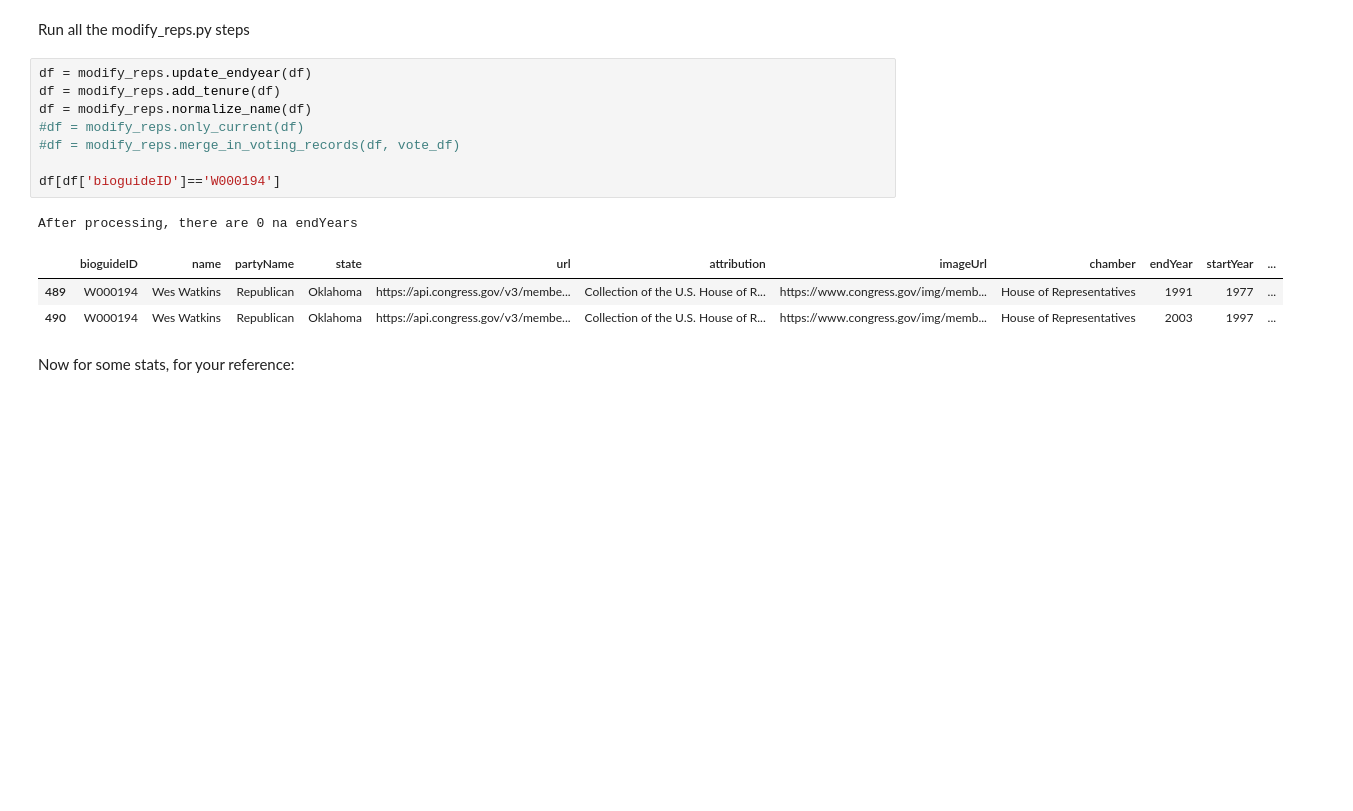
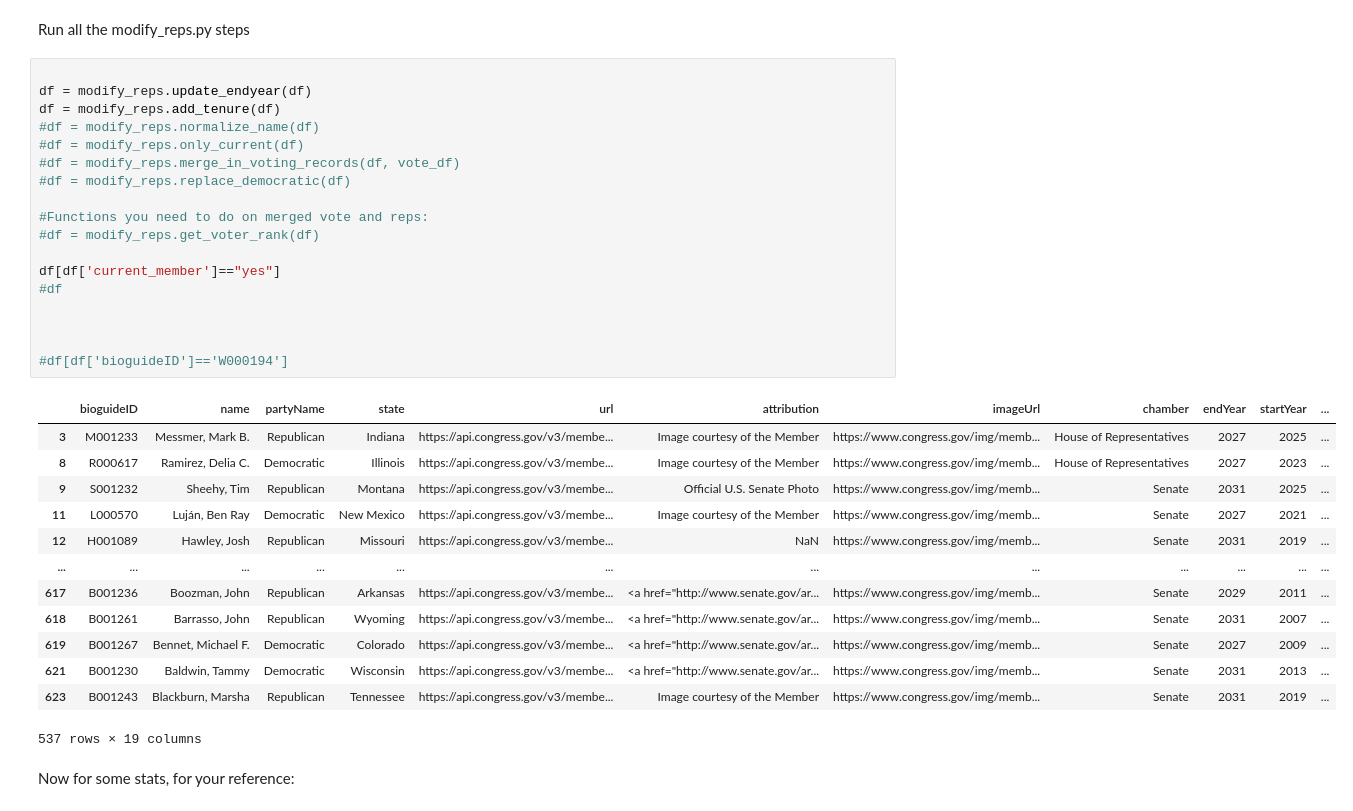
Before and after one commit to madisonbma/policards, a Jupyter notebook: test_mod_reps.ipynb, the cells around one changed output. Drawn from its saved outputs; the diff is of its cells as text; blank space fills up the shorter version.

```diff
--- a/test_mod_reps.ipynb
+++ b/test_mod_reps.ipynb
@@ -30,17 +31,36 @@ df[df['bioguideID']=="W000194"]
 # %% [markdown]
 Run all the modify_reps.py steps
 # %%
+
 df = modify_reps.update_endyear(df)
 df = modify_reps.add_tenure(df)
-df = modify_reps.normalize_name(df)
+#df = modify_reps.normalize_name(df)
 #df = modify_reps.only_current(df)
 #df = modify_reps.merge_in_voting_records(df, vote_df)
+#df = modify_reps.replace_democratic(df)
 
-df[df['bioguideID']=='W000194']
+#Functions you need to do on merged vote and reps:
+#df = modify_reps.get_voter_rank(df)
+
+df[df['current_member']=="yes"]
+#df
+
+
+
+#df[df['bioguideID']=='W000194']
 # %% [output]
+|  | bioguideID | name | partyName | state | url | attribution | imageUrl | chamber | endYear | startYear | ... |
+| 3 | M001233 | Messmer, Mark B. | Republican | Indiana | https://api.congress.gov/v3/membe... | Image courtesy of the Member | https://www.congress.gov/img/memb... | House of Representatives | 2027 | 2025 | ... |
+| 8 | R000617 | Ramirez, Delia C. | Democratic | Illinois | https://api.congress.gov/v3/membe... | Image courtesy of the Member | https://www.congress.gov/img/memb... | House of Representatives | 2027 | 2023 | ... |
+| 9 | S001232 | Sheehy, Tim | Republican | Montana | https://api.congress.gov/v3/membe... | Official U.S. Senate Photo | https://www.congress.gov/img/memb... | Senate | 2031 | 2025 | ... |
+| 11 | L000570 | Luján, Ben Ray | Democratic | New Mexico | https://api.congress.gov/v3/membe... | Image courtesy of the Member | https://www.congress.gov/img/memb... | Senate | 2027 | 2021 | ... |
+| 12 | H001089 | Hawley, Josh | Republican | Missouri | https://api.congress.gov/v3/membe... | NaN | https://www.congress.gov/img/memb... | Senate | 2031 | 2019 | ... |
+| ... | ... | ... | ... | ... | ... | ... | ... | ... | ... | ... | ... |
+| 617 | B001236 | Boozman, John | Republican | Arkansas | https://api.congress.gov/v3/membe... | <a href="http://www.senate.gov/ar... | https://www.congress.gov/img/memb... | Senate | 2029 | 2011 | ... |
+| 618 | B001261 | Barrasso, John | Republican | Wyoming | https://api.congress.gov/v3/membe... | <a href="http://www.senate.gov/ar... | https://www.congress.gov/img/memb... | Senate | 2031 | 2007 | ... |
+| 619 | B001267 | Bennet, Michael F. | Democratic | Colorado | https://api.congress.gov/v3/membe... | <a href="http://www.senate.gov/ar... | https://www.congress.gov/img/memb... | Senate | 2027 | 2009 | ... |
+| 621 | B001230 | Baldwin, Tammy | Democratic | Wisconsin | https://api.congress.gov/v3/membe... | <a href="http://www.senate.gov/ar... | https://www.congress.gov/img/memb... | Senate | 2031 | 2013 | ... |
+| 623 | B001243 | Blackburn, Marsha | Republican | Tennessee | https://api.congress.gov/v3/membe... | Image courtesy of the Member | https://www.congress.gov/img/memb... | Senate | 2031 | 2019 | ... |
-After processing, there are 0 na endYears
+537 rows × 19 columns
-|  | bioguideID | name | partyName | state | url | attribution | imageUrl | chamber | endYear | startYear | ... |
-| 489 | W000194 | Wes Watkins | Republican | Oklahoma | https://api.congress.gov/v3/membe... | Collection of the U.S. House of R... | https://www.congress.gov/img/memb... | House of Representatives | 1991 | 1977 | ... |
-| 490 | W000194 | Wes Watkins | Republican | Oklahoma | https://api.congress.gov/v3/membe... | Collection of the U.S. House of R... | https://www.congress.gov/img/memb... | House of Representatives | 2003 | 1997 | ... |
 # %% [markdown]
 Now for some stats, for your reference:
```
Also changed, not shown: parts of 8 cells of this notebook, 28 other files.
